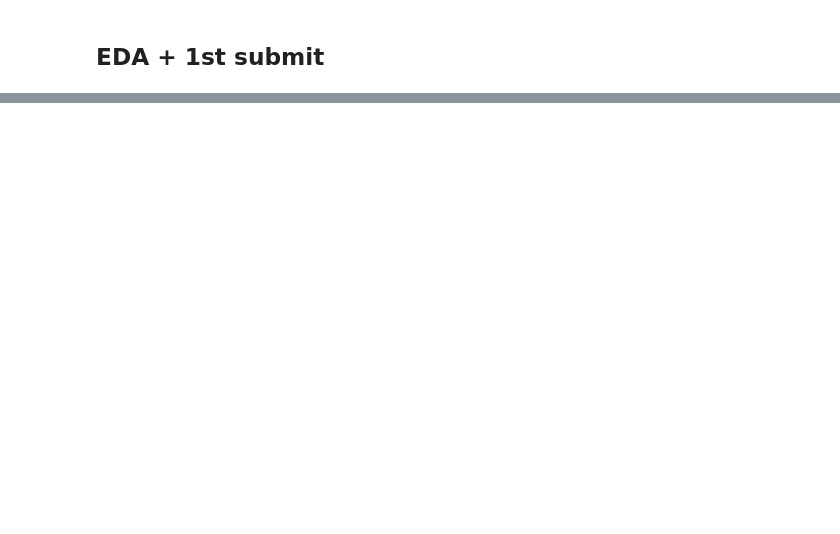
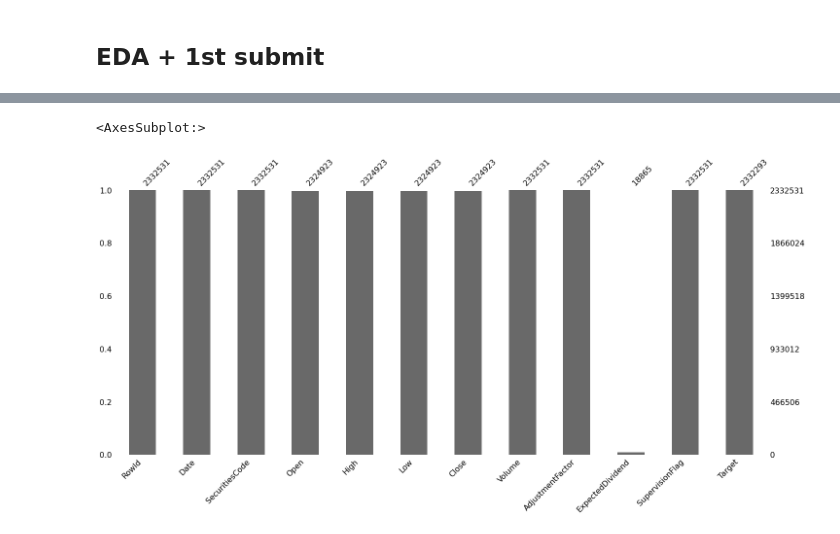
Before and after one commit to hoeen/kaggle, a Jupyter notebook: jpx-1st-submit.ipynb, the cells around one changed output, grey strips where cells are left out. Saved outputs shown, nothing was run; the diff lists cells and outputs as text; code cells hidden in the pictures; blank space fills up the shorter version.

```diff
--- a/jpx-1st-submit.ipynb
+++ b/jpx-1st-submit.ipynb
@@ -35,0 +56,5 @@ train = data.copy()
+# %%
+msno.bar(data)
+# %% [output]
+<AxesSubplot:>
+[figure, added]
```
Also changed, not shown: parts of 33 cells of this notebook.
